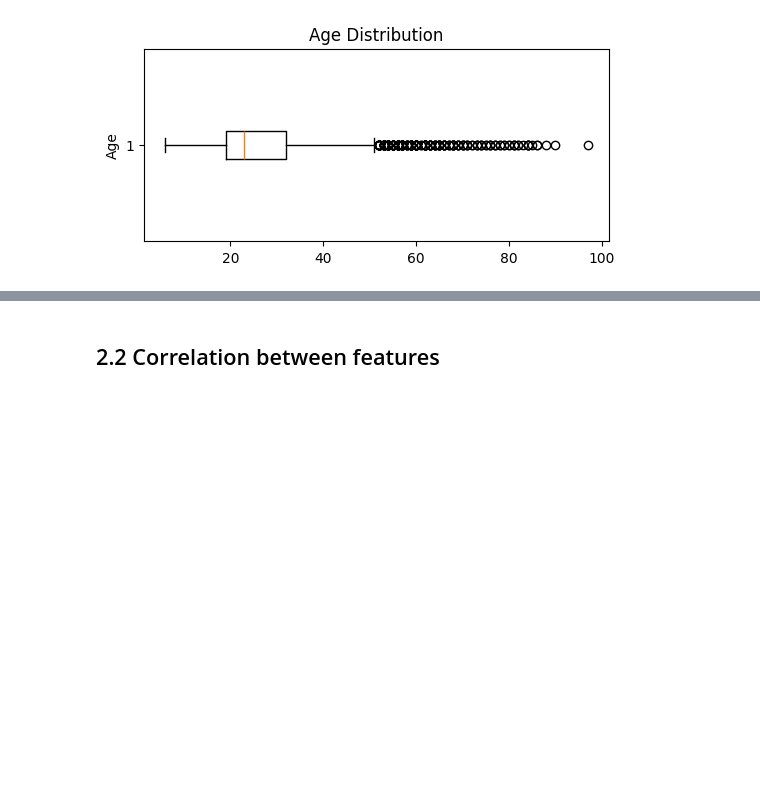
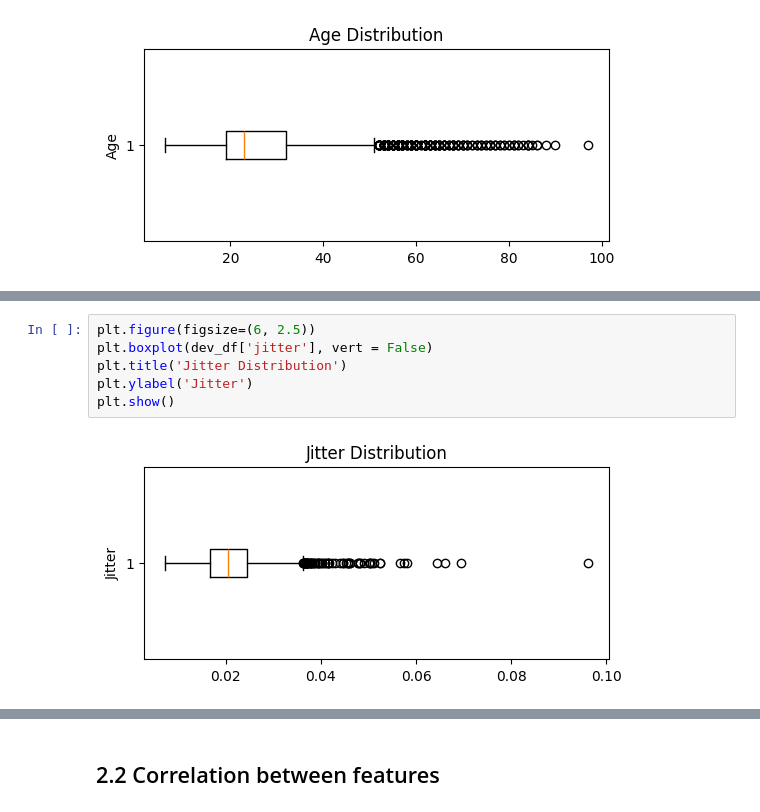
Before and after one commit to d4darius/DSL-AgeDetection, a Jupyter notebook: DSL-AgeDetection.ipynb, the cells around one changed output, grey strips where cells are left out. Cells and saved outputs as stored; diff of their text form; blank space fills up the shorter version.

```diff
--- a/DSL-AgeDetection.ipynb
+++ b/DSL-AgeDetection.ipynb
@@ -75,0 +154,8 @@ plt.show()
+# %%
+plt.figure(figsize=(6, 2.5))
+plt.boxplot(dev_df['jitter'], vert = False)
+plt.title('Jitter Distribution')
+plt.ylabel('Jitter')
+plt.show()
+# %% [output]
+[figure, added]
```
Also changed, not shown: parts of 33 cells of this notebook.
